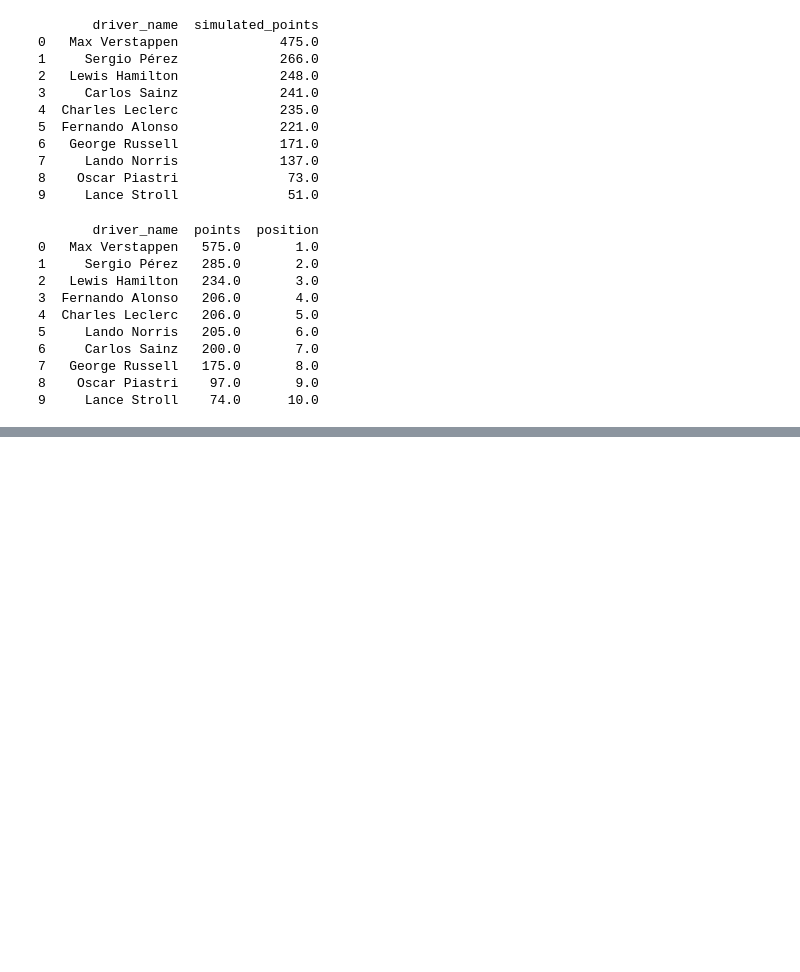
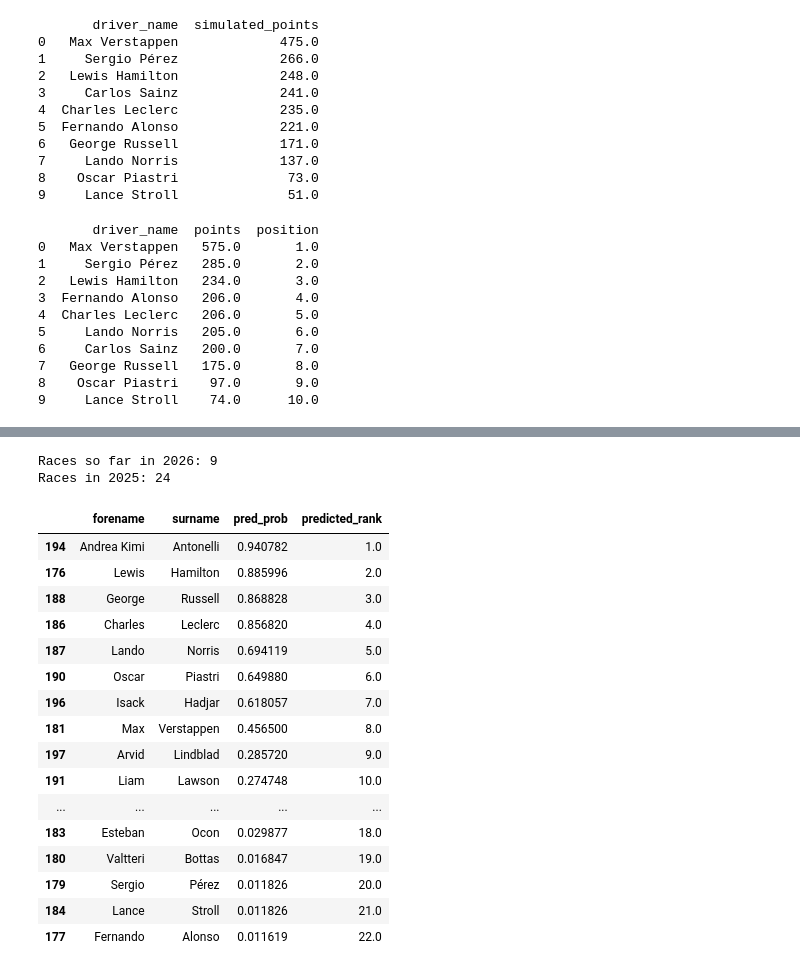
Before and after one commit to mariiamyahiia/F1-race-predictor, a Jupyter notebook: notebooks/04_championship_simulation.ipynb, the cells around one changed output, grey strips where cells are left out. Drawn from its saved outputs; the diff is of its cells as text; code cells hidden in the pictures; blank space fills up the shorter version.

```diff
--- a/notebooks/04_championship_simulation.ipynb
+++ b/notebooks/04_championship_simulation.ipynb
@@ -138,0 +165,3 @@ print(real_final_standings_named[['driver_name', 'points', 'position']].head(10)
+# %%
+latest_snapshot['pred_prob'] = model.predict_proba(latest_snapshot[feature_cols])[:, 1]
+latest_snapshot[['driverId', 'pred_prob']].sort_values('pred_prob', ascending=False)
@@ -138,0 +222,34 @@ print(real_final_standings_named[['driver_name', 'points', 'position']].head(10)
+# %%
+#how many rounds has the 2026 season had, and how many are typically in a full season?
+print("Races so far in 2026:", future_2026['round'].nunique())
+
+#check a recent complete season for a reasonable total race count
+print("Races in 2025:", test[test['year'] == 2025]['round'].nunique() if 2025 in test['year'].values else val[val['year'] == 2025]['round'].nunique())
+# %% [output]
+Races so far in 2026: 9
+Races in 2025: 24
+# %%
+latest_snapshot['predicted_rank'] = (
+    latest_snapshot['pred_prob']
+    .rank(method='first', ascending=False)
+)
+
+latest_snapshot[['forename', 'surname', 'pred_prob', 'predicted_rank']].sort_values('predicted_rank')
+# %% [output]
+|  | forename | surname | pred_prob | predicted_rank |
+| 194 | Andrea Kimi | Antonelli | 0.940782 | 1.0 |
+| 176 | Lewis | Hamilton | 0.885996 | 2.0 |
+| 188 | George | Russell | 0.868828 | 3.0 |
+| 186 | Charles | Leclerc | 0.856820 | 4.0 |
+| 187 | Lando | Norris | 0.694119 | 5.0 |
+| 190 | Oscar | Piastri | 0.649880 | 6.0 |
+| 196 | Isack | Hadjar | 0.618057 | 7.0 |
+| 181 | Max | Verstappen | 0.456500 | 8.0 |
+| 197 | Arvid | Lindblad | 0.285720 | 9.0 |
+| 191 | Liam | Lawson | 0.274748 | 10.0 |
+| ... | ... | ... | ... | ... |
+| 183 | Esteban | Ocon | 0.029877 | 18.0 |
+| 180 | Valtteri | Bottas | 0.016847 | 19.0 |
+| 179 | Sergio | Pérez | 0.011826 | 20.0 |
+| 184 | Lance | Stroll | 0.011826 | 21.0 |
+| 177 | Fernando | Alonso | 0.011619 | 22.0 |
```
Also changed, not shown: parts of 5 cells of this notebook, 1 other file.
